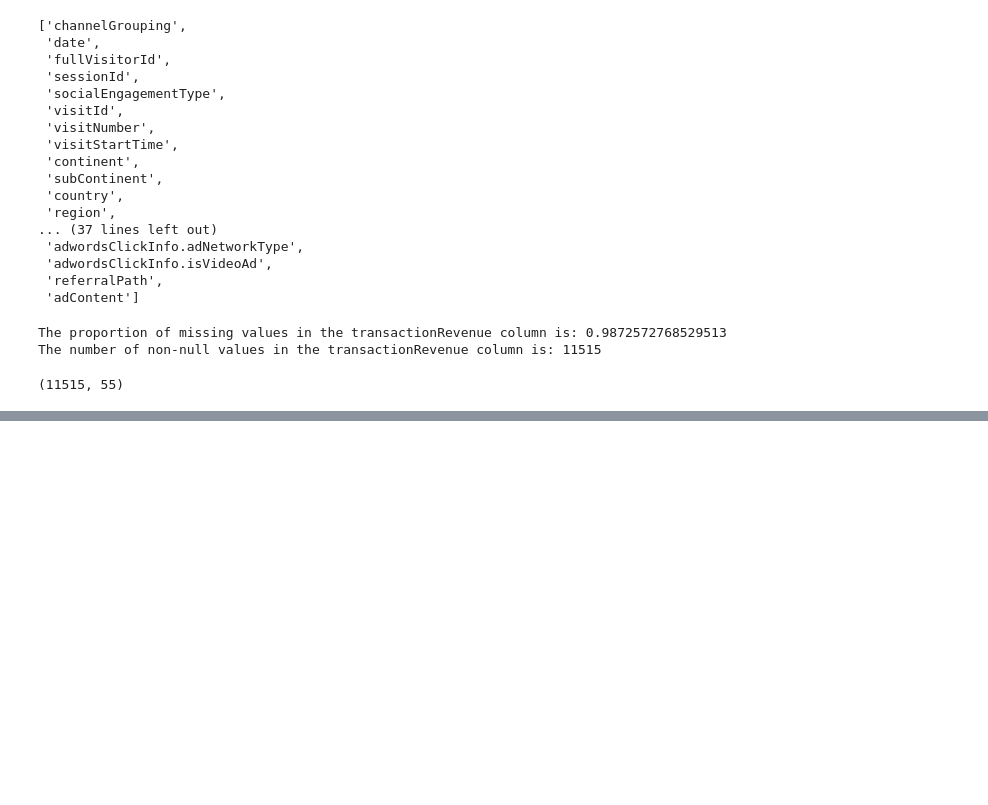
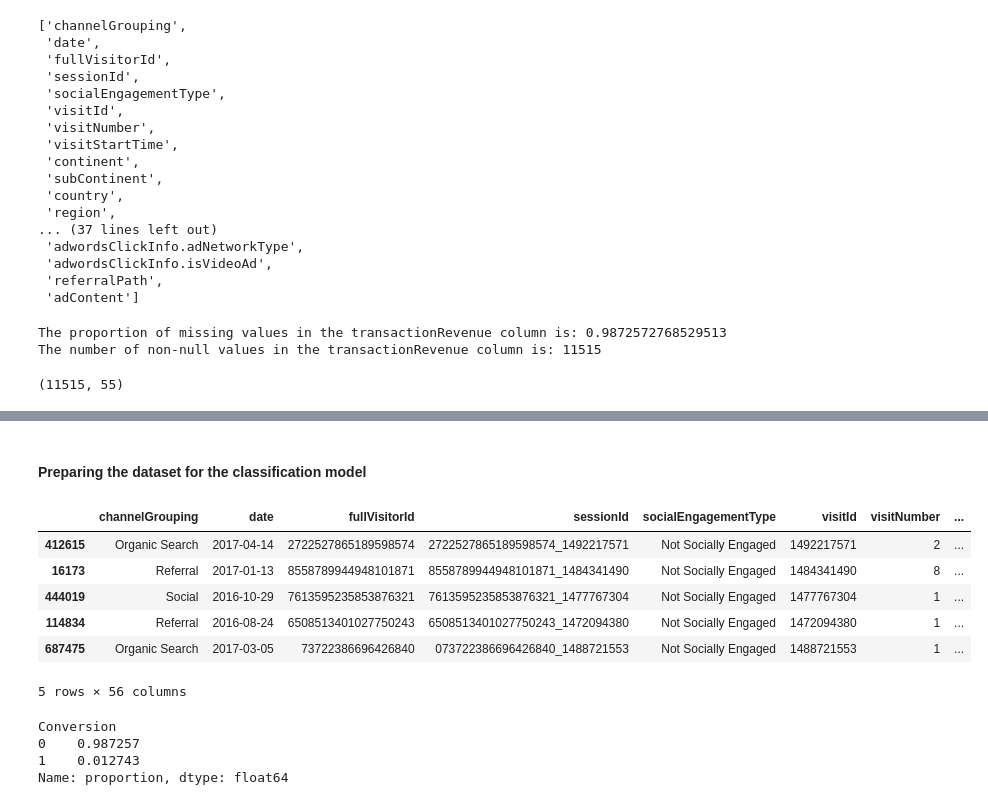
Before and after one commit to McGill-MMA-EnterpriseAnalytics/Revenue-Radar, a Jupyter notebook: Code_Customer_Revenue_Analytics.ipynb, the cells around one changed output, grey strips where cells are left out. Drawn from its saved outputs; the diff is of its cells as text; code cells hidden in the pictures; blank space fills up the shorter version.

Commit message:
Did some preliminary data exploration and cleaning (WIP)

```diff
--- a/Code_Customer_Revenue_Analytics.ipynb
+++ b/Code_Customer_Revenue_Analytics.ipynb
@@ -138,3 +138,5 @@ reg_df.shape
 # %%
 # Replace my path with yours
 reg_df.to_csv('/Users/Abdul/Desktop/MMA/Enterprise Data Science/Revenue-Radar/Data/reg_df.csv', index=False)
+# %%
+df=pd.read_csv('/Users/Abdul/Desktop/MMA/Enterprise Data Science/Revenue-Radar/Data/train_dejsonified.csv', parse_dates=['date'])
@@ -140,0 +186,22 @@ reg_df.to_csv('/Users/Abdul/Desktop/MMA/Enterprise Data Science/Revenue-Radar/Da
+# %% [markdown]
+#### Preparing the dataset for the classification model
+# %%
+# Creating a new column 'Conversion' which will be used as the target variable in the classification model. 1 indicates that the customer made a purchase and 0 indicates that the customer did not make a purchase.
+df['Conversion'] = df['transactionRevenue'].notnull().astype(int)
+df.sample(5)
+# %% [output]
+|  | channelGrouping | date | fullVisitorId | sessionId | socialEngagementType | visitId | visitNumber | ... |
+| 412615 | Organic Search | 2017-04-14 | 2722527865189598574 | 2722527865189598574_1492217571 | Not Socially Engaged | 1492217571 | 2 | ... |
+| 16173 | Referral | 2017-01-13 | 8558789944948101871 | 8558789944948101871_1484341490 | Not Socially Engaged | 1484341490 | 8 | ... |
+| 444019 | Social | 2016-10-29 | 7613595235853876321 | 7613595235853876321_1477767304 | Not Socially Engaged | 1477767304 | 1 | ... |
+| 114834 | Referral | 2016-08-24 | 6508513401027750243 | 6508513401027750243_1472094380 | Not Socially Engaged | 1472094380 | 1 | ... |
+| 687475 | Organic Search | 2017-03-05 | 73722386696426840 | 073722386696426840_1488721553 | Not Socially Engaged | 1488721553 | 1 | ... |
+5 rows × 56 columns
+# %%
+# Checking the class distribution of the target variable
+df['Conversion'].value_counts(normalize=True)
+# %% [output]
+Conversion
+0    0.987257
+1    0.012743
+Name: proportion, dtype: float64
```
Also changed, not shown: parts of 14 cells of this notebook, 2 other files.
